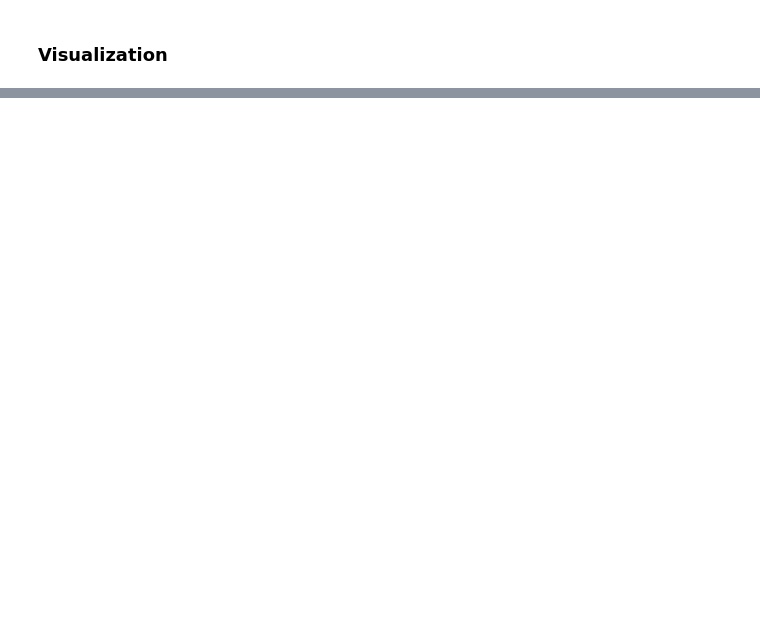
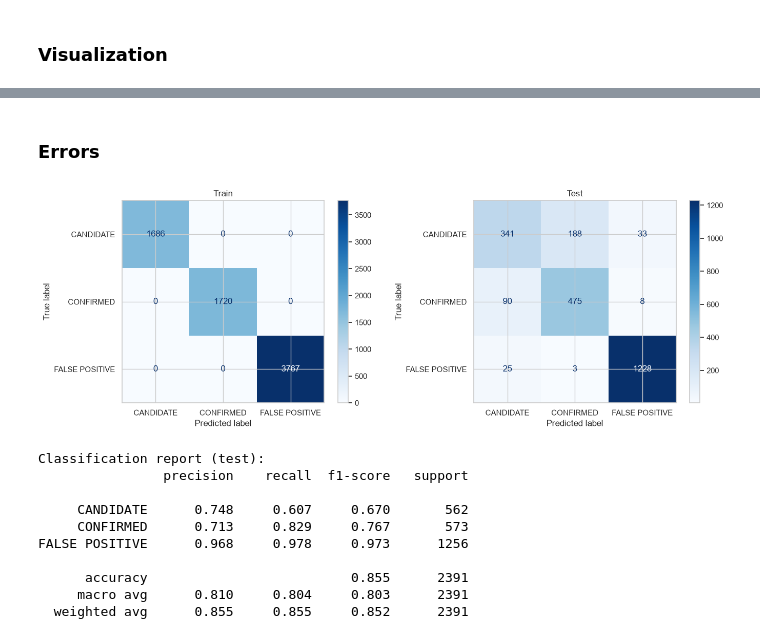
Before and after one commit to Akarfire/Machine-Learning-Course, a Jupyter notebook: Source/CodeNotebook.ipynb, the cells around one changed output, grey strips where cells are left out. Drawn from its saved outputs; the diff is of its cells as text; code cells hidden in the pictures; blank space fills up the shorter version.

```diff
--- a/Source/CodeNotebook.ipynb
+++ b/Source/CodeNotebook.ipynb
@@ -38,7 +70,7 @@ print(df["koi_disposition"].value_counts(dropna=False))
 # %%
 df = df.dropna(subset=["koi_disposition"]).reset_index(drop=True)
 
-X = df.drop(columns=["koi_disposition"])
+X = df.drop(columns=["koi_disposition", "koi_pdisposition"]) # pdisposition is a Kepler's prediction of the same thing
 y = df["koi_disposition"]
 
 X_train, X_test, y_train, y_test = train_test_split(
@@ -82,0 +257,15 @@ pd.DataFrame(pairs, columns=["col1", "col2", "corr"]).sort_values("corr", key=ab
+# %%
+print("Categorial columns:", cat_cols)
+
+id_like = [c for c in cat_cols if X_train[c].nunique() > 100]
+print("Removing (too many unique values):", id_like)
+X_train = X_train.drop(columns=id_like)
+X_test = X_test.drop(columns=id_like)
+
+cat_cols = [c for c in cat_cols if c not in id_like]
+if cat_cols:
+    X_train = pd.get_dummies(X_train, columns=cat_cols, drop_first=True)
+    X_test  = pd.get_dummies(X_test,  columns=cat_cols, drop_first=True)
+    X_train, X_test = X_train.align(X_test, join="left", axis=1, fill_value=0)
+
+print("Final:", X_train.shape)
@@ -82,0 +284,6 @@ pd.DataFrame(pairs, columns=["col1", "col2", "corr"]).sort_values("corr", key=ab
+# %%
+scaler = StandardScaler()
+X_train_scaled = scaler.fit_transform(X_train)
+X_test_scaled  = scaler.transform(X_test)
+print("Average:", np.round(X_train_scaled.mean(axis=0), 3))
+print("Std:", np.round(X_train_scaled.std(axis=0), 3))
@@ -82,0 +305,9 @@ pd.DataFrame(pairs, columns=["col1", "col2", "corr"]).sort_values("corr", key=ab
+# %%
+knn = KNeighborsClassifier(n_neighbors=5, weights="distance", n_jobs=-1)
+knn.fit(X_train_scaled, y_train)
+
+y_train_pred = knn.predict(X_train_scaled)
+y_test_pred  = knn.predict(X_test_scaled)
+
+print(f"Accuracy train: {accuracy_score(y_train, y_train_pred):.4f}")
+print(f"Accuracy test : {accuracy_score(y_test,  y_test_pred):.4f}")
@@ -82,0 +326,25 @@ pd.DataFrame(pairs, columns=["col1", "col2", "corr"]).sort_values("corr", key=ab
+# %% [markdown]
+### Errors
+# %%
+fig, axes = plt.subplots(1, 2, figsize=(14, 5))
+ConfusionMatrixDisplay.from_predictions(y_train, y_train_pred, ax=axes[0], cmap="Blues")
+axes[0].set_title("Train")
+ConfusionMatrixDisplay.from_predictions(y_test, y_test_pred, ax=axes[1], cmap="Blues")
+axes[1].set_title("Test")
+plt.tight_layout()
+plt.show()
+
+print("Classification report (test):")
+print(classification_report(y_test, y_test_pred, digits=3))
+# %% [output]
+[figure, added]
+Classification report (test):
+                precision    recall  f1-score   support
+
+     CANDIDATE      0.748     0.607     0.670       562
+     CONFIRMED      0.713     0.829     0.767       573
+FALSE POSITIVE      0.968     0.978     0.973      1256
+
+      accuracy                          0.855      2391
+     macro avg      0.810     0.804     0.803      2391
+  weighted avg      0.855     0.855     0.852      2391
```
Also changed, not shown: parts of 31 cells of this notebook.
